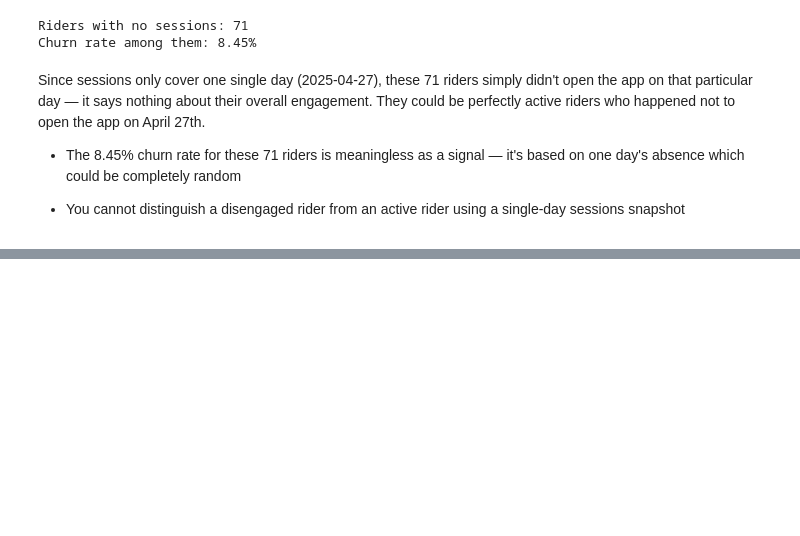
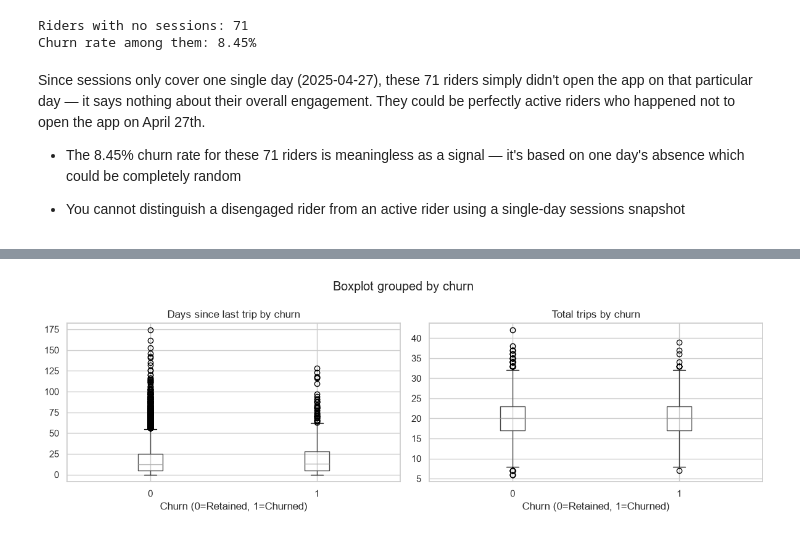
Before and after one commit to esosaomwanghe/ridewise_churnprediction, a Jupyter notebook: notebook/eda.ipynb, the cells around one changed output, grey strips where cells are left out. Drawn from its saved outputs; the diff is of its cells as text; code cells hidden in the pictures; blank space fills up the shorter version.

```diff
--- a/notebook/eda.ipynb
+++ b/notebook/eda.ipynb
@@ -649,0 +652,27 @@ Since sessions only cover one single day (2025-04-27), these 71 riders simply di
+# %%
+# Aggregate trips per rider
+
+trips  = pd.read_csv('../data/processed/trips_cleaned.csv', parse_dates=['pickup_time', 'dropoff_time'])
+
+trips['trip_duration_mins'] = (trips['dropoff_time'] - trips['pickup_time']).dt.total_seconds() / 60
+
+ref_date = trips['pickup_time'].max()
+
+trip_agg = trips.groupby('user_id').agg(
+    total_trips          = ('trip_id',            'count'),
+    avg_fare             = ('fare',               'mean'),
+    avg_tip              = ('tip',                'mean'),
+    tip_rate             = ('tip',                lambda x: (x > 0).mean()),
+    avg_surge            = ('surge_multiplier',   'mean'),
+    avg_trip_duration    = ('trip_duration_mins', 'mean'),
+    last_trip            = ('pickup_time',        'max'),
+    first_trip           = ('pickup_time',        'min'),
+).reset_index()
+
+trip_agg['days_since_last_trip'] = (ref_date - trip_agg['last_trip']).dt.days
+trip_agg['days_active']          = (trip_agg['last_trip'] - trip_agg['first_trip']).dt.days
+trip_agg = trip_agg.drop(columns=['last_trip', 'first_trip'])
+
+df_trips = trip_agg.merge(riders[['user_id', 'churn']], on='user_id')
+print(df_trips.shape)
+df_trips.head()
@@ -649,0 +770,17 @@ Since sessions only cover one single day (2025-04-27), these 71 riders simply di
+# %%
+# Recency & Frequency analysis
+
+fig, axes = plt.subplots(1, 2, figsize=(12, 4))
+
+df_trips.boxplot(column='days_since_last_trip', by='churn', ax=axes[0])
+axes[0].set_title('Days since last trip by churn')
+axes[0].set_xlabel('Churn (0=Retained, 1=Churned)')
+
+df_trips.boxplot(column='total_trips', by='churn', ax=axes[1])
+axes[1].set_title('Total trips by churn')
+axes[1].set_xlabel('Churn (0=Retained, 1=Churned)')
+
+plt.tight_layout()
+plt.show()
+# %% [output]
+[figure, added]
```
Also changed, not shown: parts of 11 cells of this notebook.
